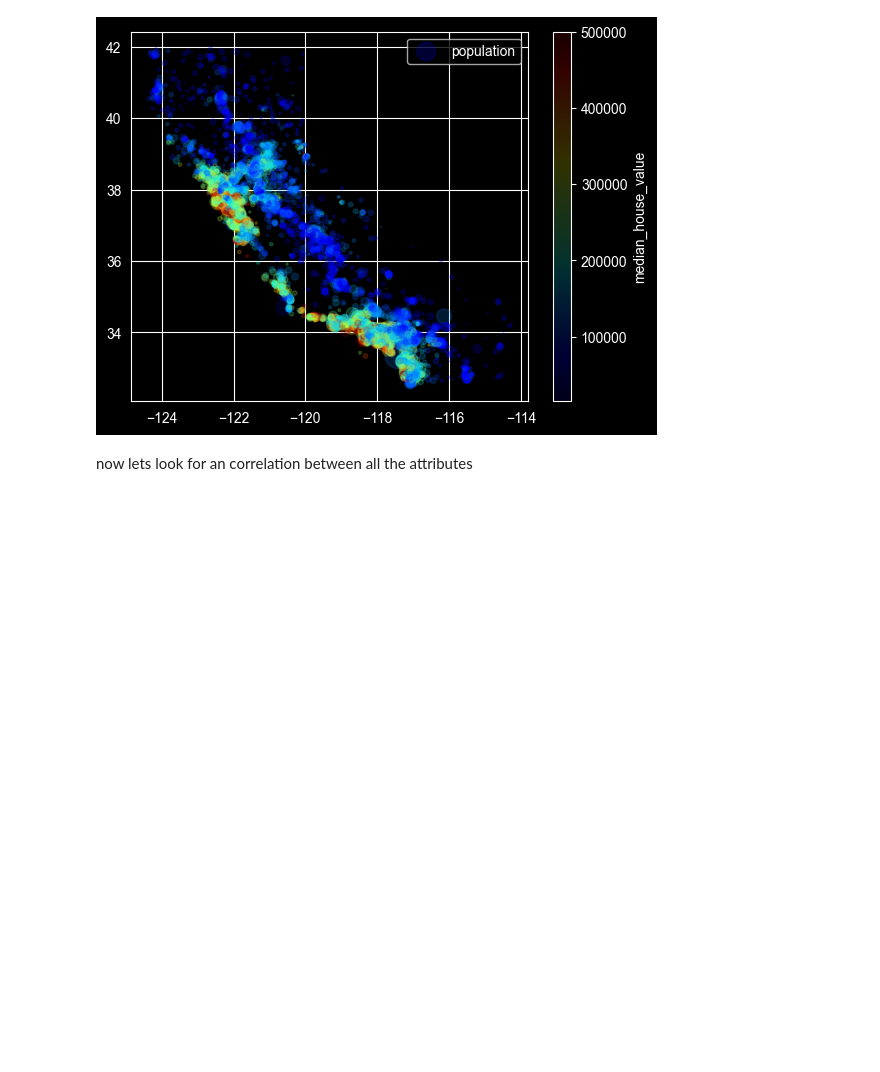
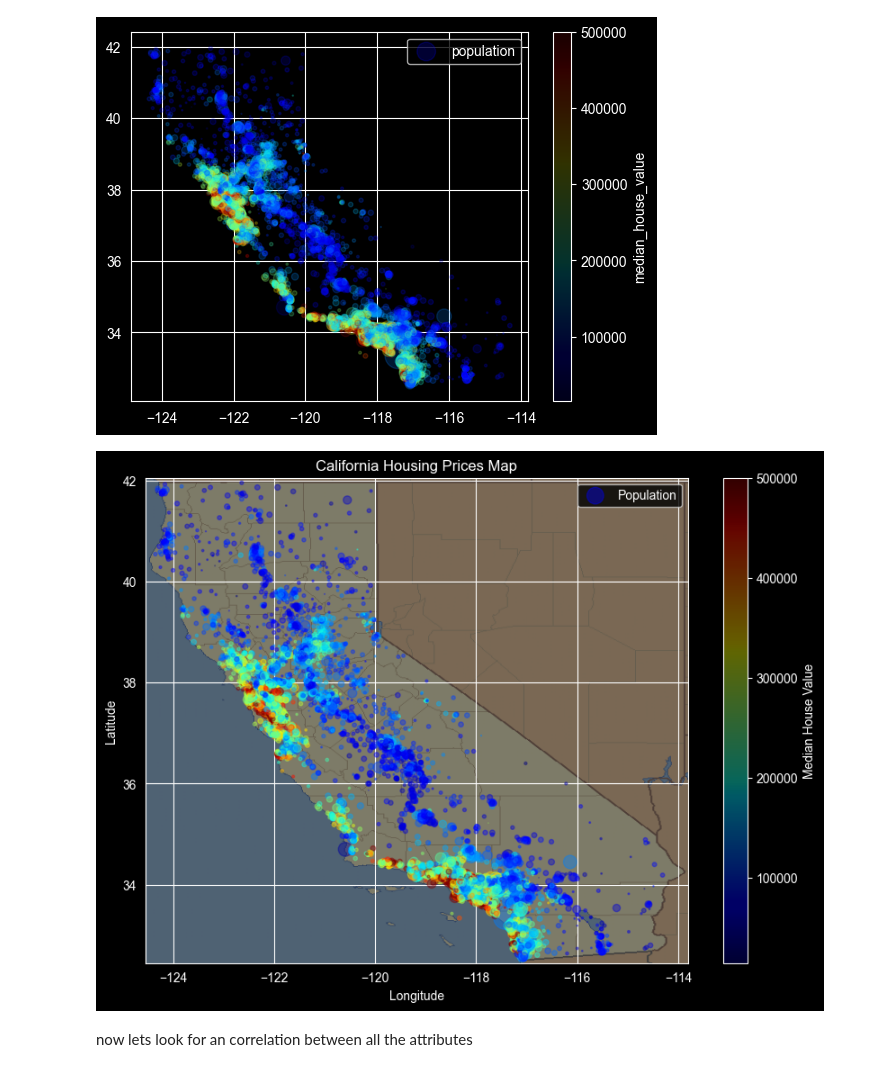
Before and after one commit to Harsh-Prajapati54/ML-Projects, a Jupyter notebook: House-Price-Prediction-Model.ipynb, the cells around one changed output. Saved outputs shown, nothing was run; the diff lists cells and outputs as text; code cells hidden in the pictures; blank space fills up the shorter version.

```diff
--- a/House-Price-Prediction-Model.ipynb
+++ b/House-Price-Prediction-Model.ipynb
@@ -220,6 +220,37 @@ plt.grid(True)
 plt.show()
 # %% [output]
 [figure]
+# %%
+import matplotlib.pyplot as plt
+import matplotlib.image as mpimg
+
+# 1. Load the image
+# Make sure "california.png" is in the same folder as your script, or provide the full path
+california_img = mpimg.imread("data/california.png")
+
+plt.figure(figsize=(10, 7))
+
+# 2. Show the image
+# 'extent' maps the image pixels to your data's coordinates: [min_x, max_x, min_y, max_y]
+# These specific numbers map the California image to real longitude/latitude lines
+plt.imshow(california_img, extent=[-124.55, -113.80, 32.45, 42.05], alpha=0.5,
+           cmap=plt.get_cmap("jet"))
+
+# 3. Overlay the Scatter Plot
+plt.scatter(housing['longitude'], housing['latitude'], alpha=0.4,
+            s=housing['population']/100, label="Population",
+            c=housing['median_house_value'], cmap="jet",
+            marker='o')
+
+plt.colorbar(label='Median House Value')
+plt.legend()
+plt.xlabel("Longitude")
+plt.ylabel("Latitude")
+plt.title("California Housing Prices Map")
+
+plt.show()
+# %% [output]
+[figure, added]
 # %% [markdown]
 now lets look for an correlation between all the attributes
 # %%
```
Also changed, not shown: parts of 42 cells of this notebook.
